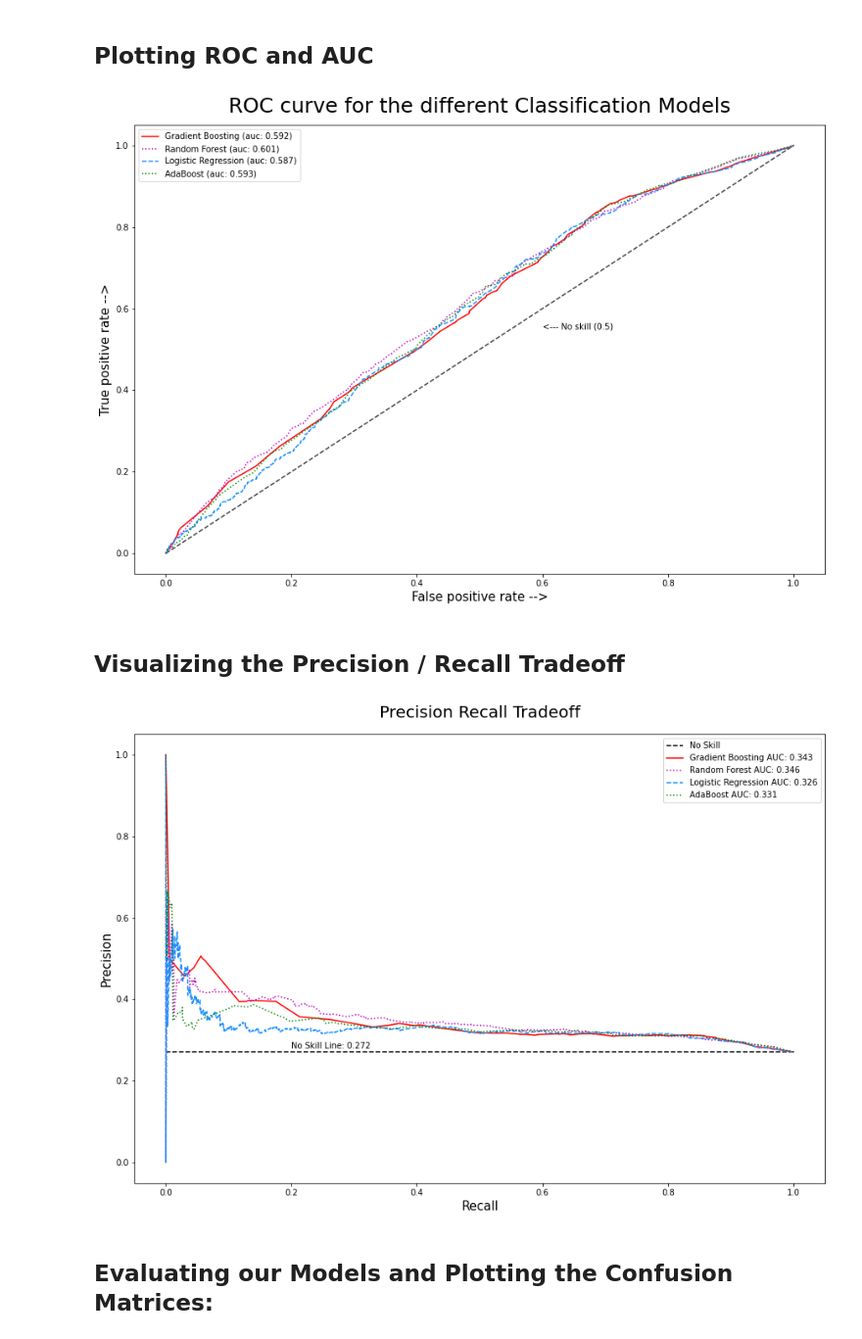
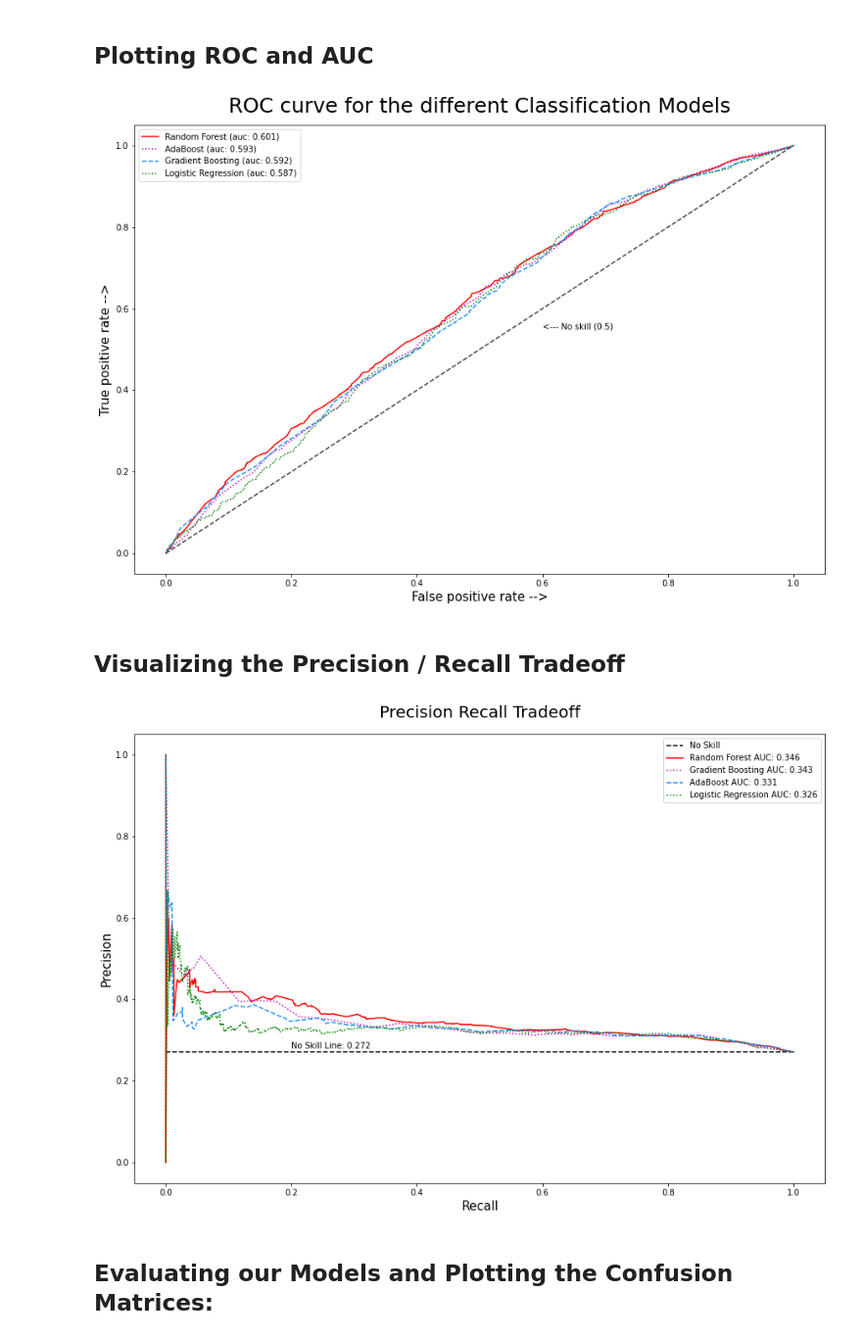
Before and after one commit to benjaminbellman/Shopify_CLTV_Machine_Learning, a Jupyter notebook: 4.Modelling/Classification--Predicting_REPEAT_CUSTOMER_AFTER_FIRST_WEEK/Simplified/Pre-Processing&Modelling-Classification-Resampling-4-Models.ipynb, the cells around one changed output. Shown at 98% size. Cells and saved outputs as stored; diff of their text form; code cells hidden in the pictures.

```diff
--- a/4.Modelling/Classification--Predicting_REPEAT_CUSTOMER_AFTER_FIRST_WEEK/Simplified/Pre-Processing&Modelling-Classification-Resampling-4-Models.ipynb
+++ b/4.Modelling/Classification--Predicting_REPEAT_CUSTOMER_AFTER_FIRST_WEEK/Simplified/Pre-Processing&Modelling-Classification-Resampling-4-Models.ipynb
@@ -488,8 +488,8 @@ Best Score:0.5933763754980264
 ## Plotting ROC and AUC
 # %%
 ## We plot the ROC and AUC
-names = ["Gradient Boosting","Random Forest","Logistic Regression",'AdaBoost']
-clfs = [gbc_best,rfc_best,best_lreg,ada_best]
+names = ["Random Forest",'AdaBoost',"Gradient Boosting","Logistic Regression"]
+clfs = [rfc_best,ada_best,gbc_best,best_lreg]
 
 ## Parameters for the plotting
 linestyles =['-',':','--',':','-','--',':','-','-']
@@ -517,41 +517,41 @@ plt.savefig('roc_auc_classification_4_models_resampling.png')
 plt.annotate('<--- No skill (0.5)',xy=(0.6,0.55))
 plt.show()
 # %% [output]
-[figure, old version]
+[figure, new version]
 # %% [markdown]
 ## Visualizing the Precision / Recall Tradeoff
 # %%
 ## Plotting the Precision / Recall Tradeoff
 
-names = ["Gradient Boosting","Random Forest","Logistic Regression","AdaBoost"]
-models = [gbc_best,rfc_best,best_lreg,ada_best]
+names = ["Random Forest","Gradient Boosting","AdaBoost","Logistic Regression"]
+models = [rfc_best,gbc_best,ada_best,best_lreg]
 linestyles =['-',':','--',':','-','--',':','-','-']
 colors = ['r','m','dodgerblue','g','darkorange','limegreen', 'deeppink','navy','y']
 
 plt.figure(figsize=(15,10))
 
 ## Plotting the no-skill line.
 no_skill = len(y_test[y_test==1]) / len(y_test)
 plt.plot([0,1], [no_skill,no_skill], linestyle='--', label='No Skill', c='black')
 
 counter = 0
 for name, model in zip(names,models):
     precision,recall,thresholds = precision_recall_curve(y_test,model.predict_proba(X_test)[:,1])
     plt.plot(recall,precision,color=colors[counter],
              linestyle=linestyles[counter],
              label = name  +' AUC: %.3f'%auc(recall,precision))
     counter +=1
 
 
 plt.title('Precision Recall Tradeoff', pad=20, fontsize = 20)
 plt.xlabel('Recall', fontsize = 15)
 plt.ylabel('Precision', fontsize = 15)
 plt.annotate('No Skill Line: '+str(round(no_skill,3)),(0.2,0.28), fontsize =10)
 plt.legend()
 plt.savefig('precision_recall_4_models_resampling.png')
 plt.show()
 # %% [output]
-[figure, old version]
+[figure, new version]
 # %% [markdown]
 ## Evaluating our Models and Plotting the Confusion Matrices:
 # %%
```
Also changed, not shown: parts of 11 cells of this notebook, 2 other files.
